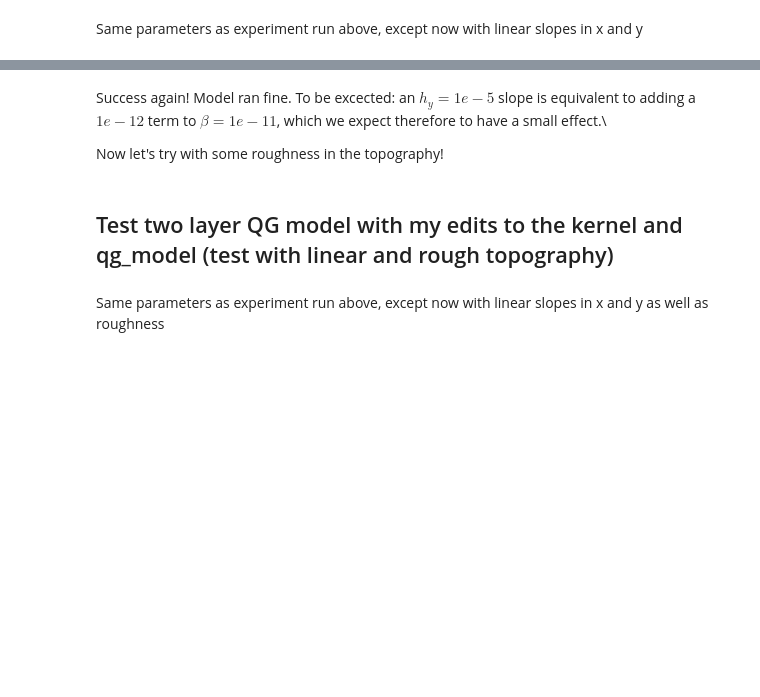
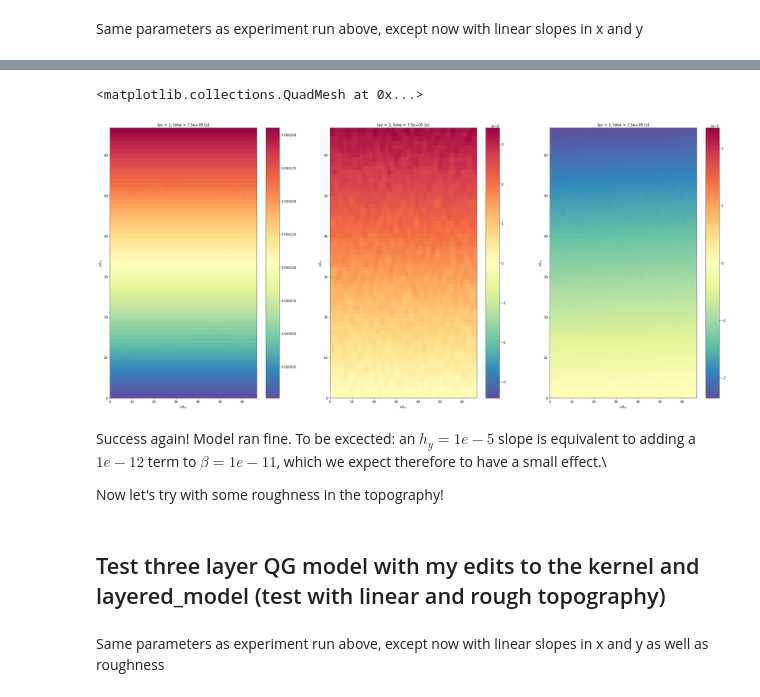
Before and after one commit to mpudig/pyqg, a Jupyter notebook: expts_pudig/layered_model_test.ipynb, the cells around one changed output, grey strips where cells are left out. Saved outputs shown, nothing was run; the diff lists cells and outputs as text; code cells hidden in the pictures; blank space fills up the shorter version.

```diff
--- a/expts_pudig/layered_model_test.ipynb
+++ b/expts_pudig/layered_model_test.ipynb
@@ -242,10 +222,34 @@ plt.gca().invert_yaxis()
+# %%
+ds = m.to_dataset()
+ds
+Qx = xr.DataArray(m.Qx, dims='lev')
+
+PV = ds.q + ds.Qy * ds.y + Qx * ds.x
+
+PV['x'] = ds.x/ds.attrs['pyqg:rd']; PV.x.attrs = {'long_name': r'$x/L_d$'}
+PV['y'] = ds.y/ds.attrs['pyqg:rd']; PV.y.attrs = {'long_name': r'$y/L_d$'}
+
+
+plt.figure(figsize=(36,16))
+
+plt.subplot(131)
+PV.sel(lev=1).plot(cmap='Spectral_r')
+
+plt.subplot(132)
+PV.sel(lev=2).plot(cmap='Spectral_r')
+
+plt.subplot(133)
+PV.sel(lev=3).plot(cmap='Spectral_r')
+# %% [output]
+<matplotlib.collections.QuadMesh at 0x...>
+[figure, added]
 # %% [markdown]
 Success again! Model ran fine. To be excected: an $h_y = 1e-5$ slope is equivalent to adding a $1e-12$ term to $\beta = 1e-11$, which we expect therefore to have a small effect.\\
 
 Now let's try with some roughness in the topography!
-# %% [markdown]
-## Test two layer QG model with my edits to the kernel and qg_model (test with linear and rough topography)
-# %% [markdown]
-Same parameters as experiment run above, except now with linear slopes in x and y as well as roughness
+# %% [markdown]
+## Test three layer QG model with my edits to the kernel and layered_model (test with linear and rough topography)
+# %% [markdown]
+Same parameters as experiment run above, except now with linear slopes in x and y as well as roughness
 # %%
 # Grid, dimensions
```
Also changed, not shown: parts of 12 cells of this notebook, 2 other files.
